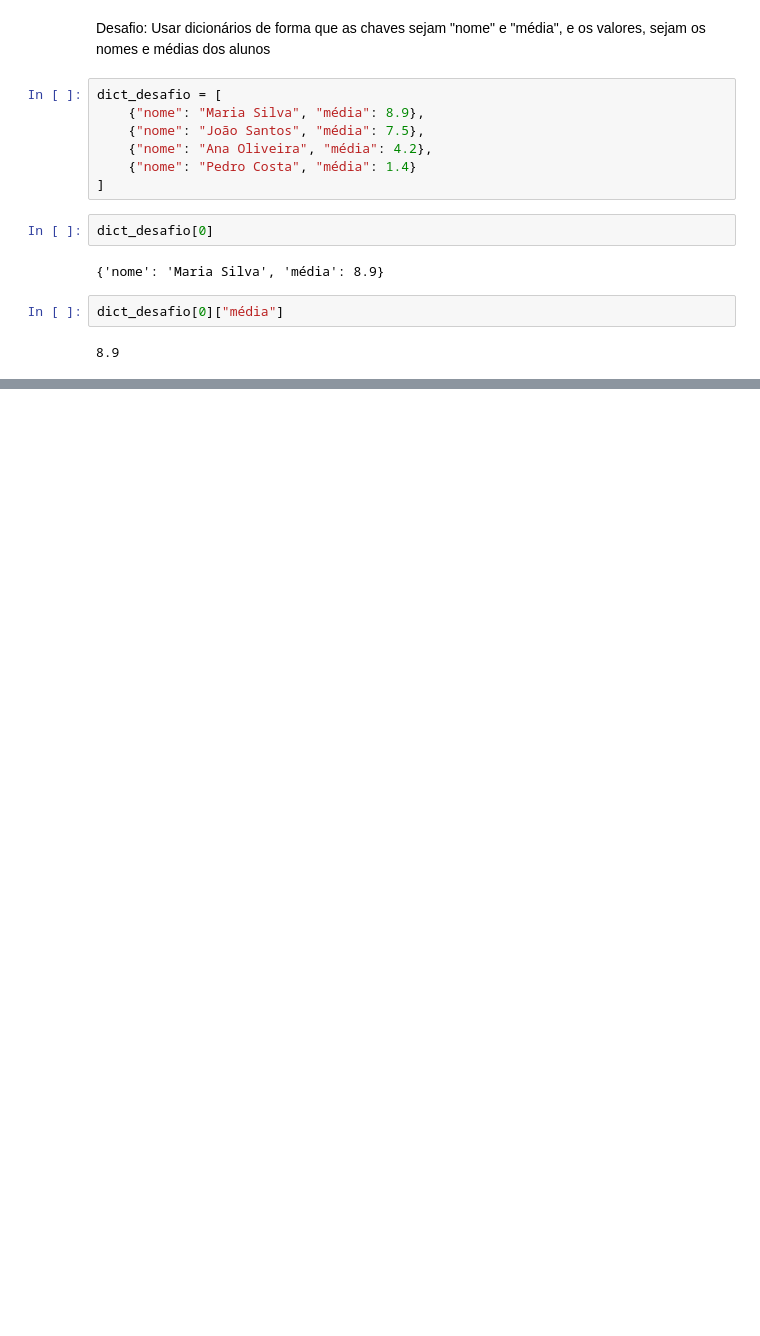
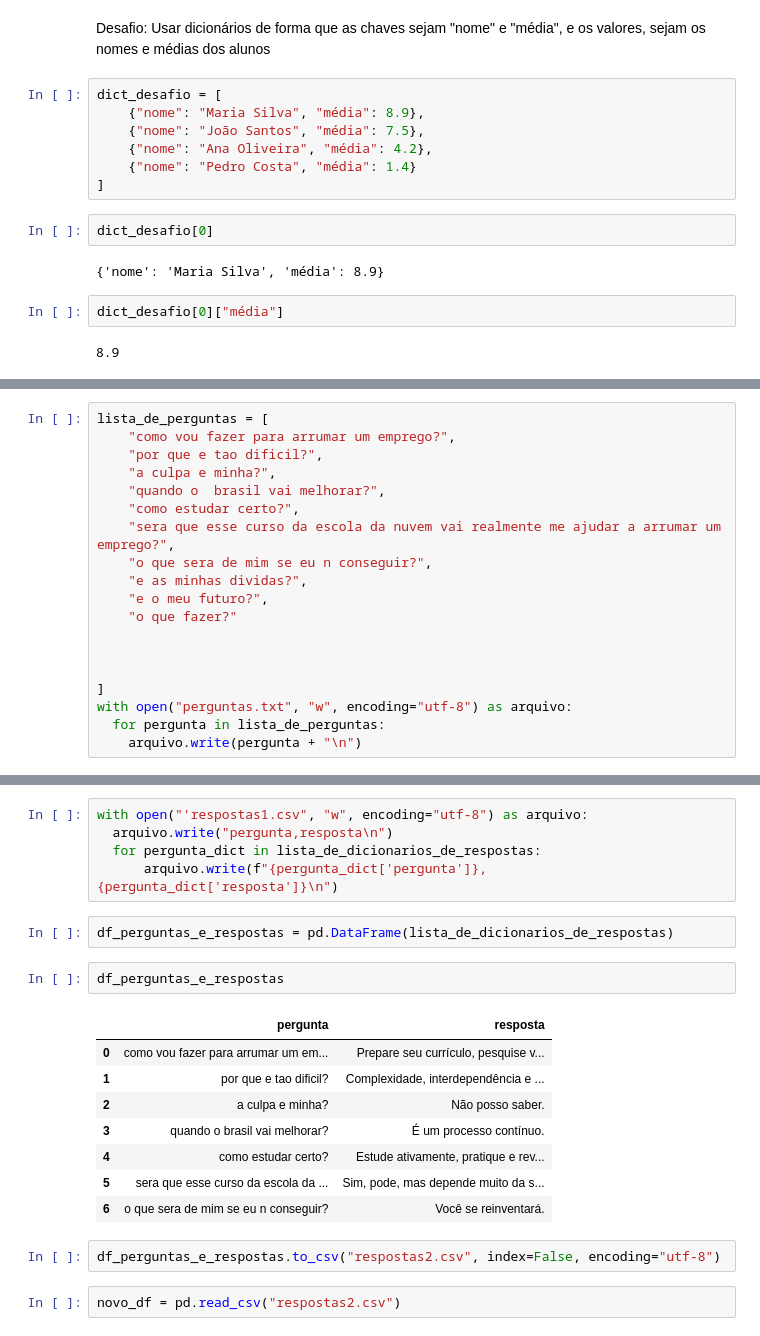
Before and after one commit to Aiyato/testes-colab, a Jupyter notebook: Aula02_completa.ipynb, the cells around one changed output, grey strips where cells are left out. Cells and saved outputs as stored; diff of their text form; blank space fills up the shorter version.

```diff
--- a/Aula02_completa.ipynb
+++ b/Aula02_completa.ipynb
@@ -405,0 +485,19 @@ MARIA   ANA   SANTOS   PEREIRA
+# %%
+lista_de_perguntas = [
+    "como vou fazer para arrumar um emprego?",
+    "por que e tao dificil?",
+    "a culpa e minha?",
+    "quando o  brasil vai melhorar?",
+    "como estudar certo?",
+    "sera que esse curso da escola da nuvem vai realmente me ajudar a arrumar um emprego?",
+    "o que sera de mim se eu n conseguir?",
+    "e as minhas dividas?",
+    "e o meu futuro?",
+    "o que fazer?"
+
+
+
+]
+with open("perguntas.txt", "w", encoding="utf-8") as arquivo:
+  for pergunta in lista_de_perguntas:
+    arquivo.write(pergunta + "\n")
@@ -405,0 +540,22 @@ MARIA   ANA   SANTOS   PEREIRA
+# %%
+with open("'respostas1.csv", "w", encoding="utf-8") as arquivo:
+  arquivo.write("pergunta,resposta\n")
+  for pergunta_dict in lista_de_dicionarios_de_respostas:
+      arquivo.write(f"{pergunta_dict['pergunta']},{pergunta_dict['resposta']}\n")
+# %%
+df_perguntas_e_respostas = pd.DataFrame(lista_de_dicionarios_de_respostas)
+# %%
+df_perguntas_e_respostas
+# %% [output]
+|  | pergunta | resposta |
+| 0 | como vou fazer para arrumar um em... | Prepare seu currículo, pesquise v... |
+| 1 | por que e tao dificil? | Complexidade, interdependência e ... |
+| 2 | a culpa e minha? | Não posso saber. |
+| 3 | quando o brasil vai melhorar? | É um processo contínuo. |
+| 4 | como estudar certo? | Estude ativamente, pratique e rev... |
+| 5 | sera que esse curso da escola da ... | Sim, pode, mas depende muito da s... |
+| 6 | o que sera de mim se eu n conseguir? | Você se reinventará. |
+# %%
+df_perguntas_e_respostas.to_csv("respostas2.csv", index=False, encoding="utf-8")
+# %%
+novo_df = pd.read_csv("respostas2.csv")
```
Also changed, not shown: parts of 18 cells of this notebook.
